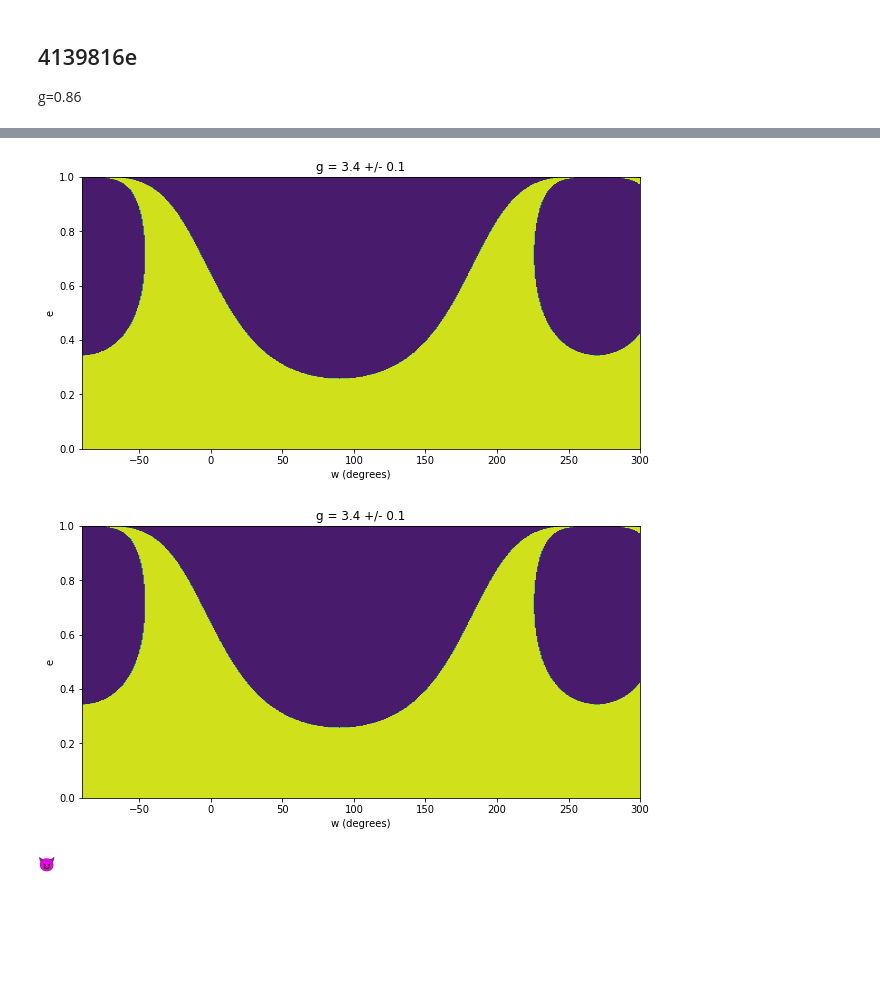
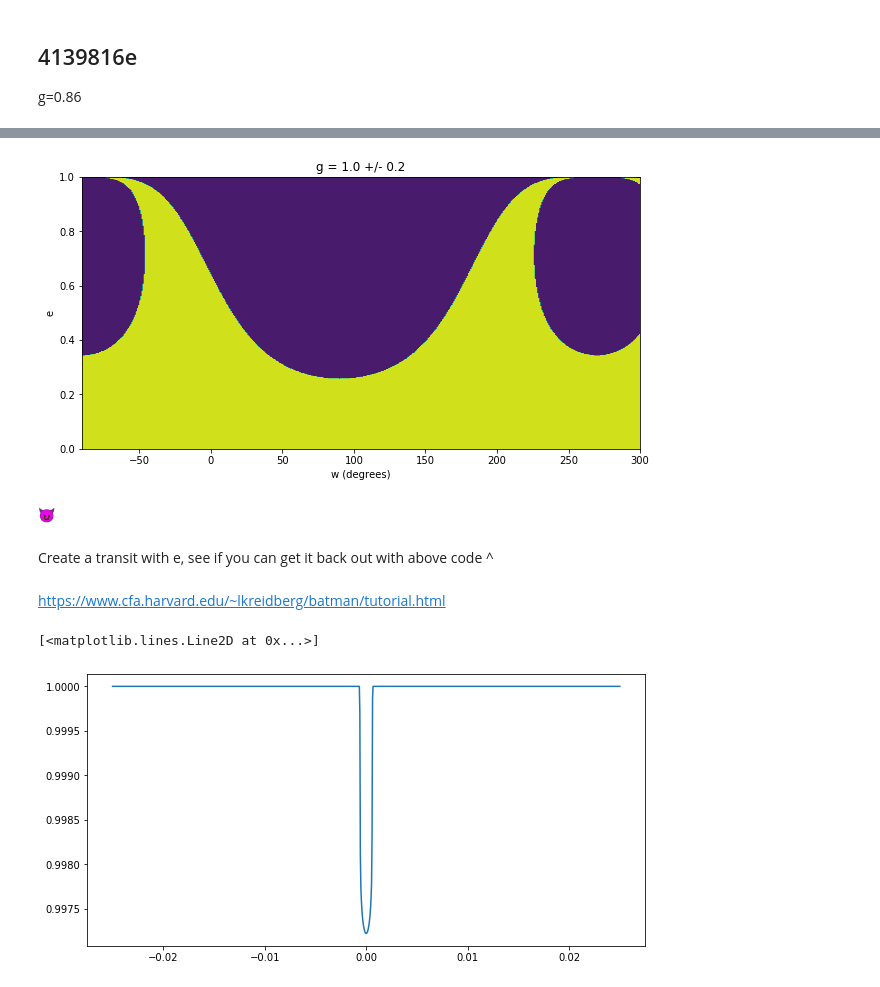
Before and after one commit to ssagear/photoeccentric, a Jupyter notebook: notebooks/photoeccentric.ipynb, the cells around one changed output, grey strips where cells are left out. Saved outputs shown, nothing was run; the diff lists cells and outputs as text; code cells hidden in the pictures; blank space fills up the shorter version.

Commit message:
recovering (e,w) from synthetic transit

```diff
--- a/notebooks/photoeccentric.ipynb
+++ b/notebooks/photoeccentric.ipynb
@@ -759,9 +721,12 @@ CS = ax.contourf(W, E, G)
 #ax.clabel(CS, inline=True, fontsize=10)
 ax.set_ylabel('e');
 ax.set_xlabel('w (degrees)')
-ax.set_title('g = 3.4 +/- 0.1');
+ax.set_title('g = 1.0 +/- 0.2');
 # %% [output]
 [figure]
-[figure, removed]
 # %% [markdown]
 😈
+# %% [markdown]
+Create a transit with e, see if you can get it back out with above code ^
+# %% [markdown]
+https://www.cfa.harvard.edu/~lkreidberg/batman/tutorial.html
@@ -767,0 +735,21 @@ ax.set_title('g = 3.4 +/- 0.1');
+# %%
+params = batman.TransitParams()       #object to store transit parameters
+params.t0 = 0.                        #time of inferior conjunction
+params.per = 0.1                      #orbital period
+params.rp = 0.05                       #planet radius (in units of stellar radii)
+params.a = 15.                        #semi-major axis (in units of stellar radii)
+params.inc = 87.                      #orbital inclination (in degrees)
+params.ecc = 0.5                       #eccentricity
+params.w = 50.                        #longitude of periastron (in degrees)
+params.limb_dark = "nonlinear"        #limb darkening model
+params.u = [0.5, 0.1, 0.1, -0.1]      #limb darkening coefficients [u1, u2, u3, u4]
+
+t = np.linspace(-0.025, 0.025, 1000)  #times at which to calculate light curve
+m = batman.TransitModel(params, t)    #initializes model
+# %%
+flux = m.light_curve(params)                    #calculates light curve
+# %%
+plt.plot(t, flux)
+# %% [output]
+[<matplotlib.lines.Line2D at 0x...>]
+[figure, added]
```
Also changed, not shown: parts of 46 cells of this notebook.
